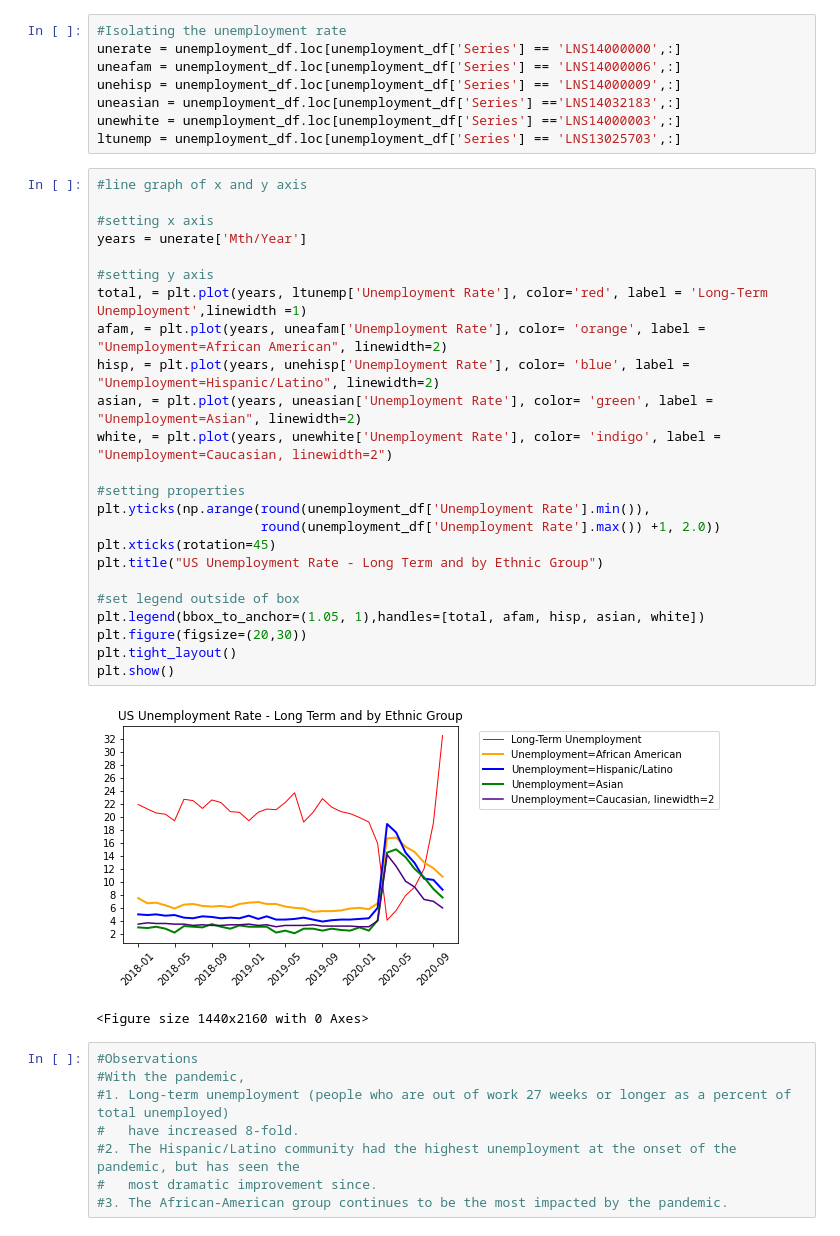
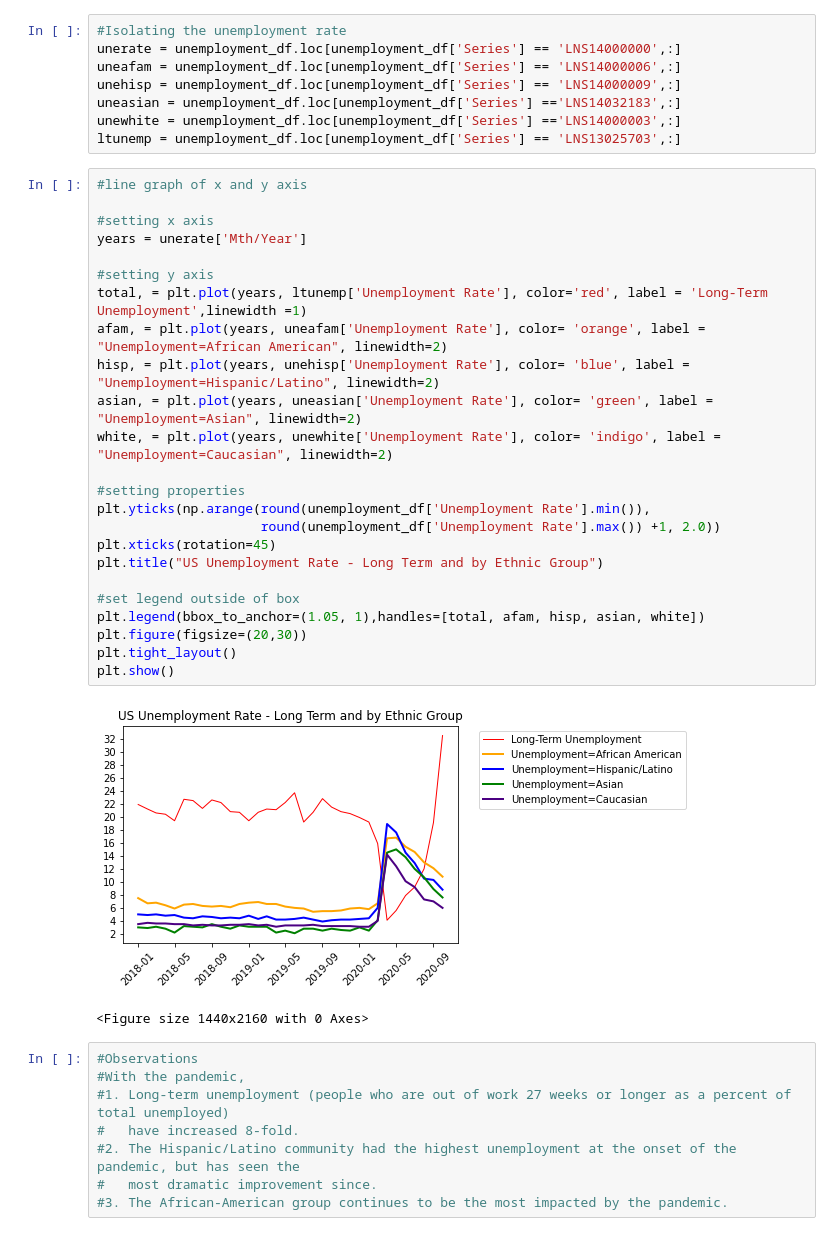
Before and after one commit to mgfrancis/GroupProject1, a Jupyter notebook: unemployment.ipynb, the cells around one changed output. Saved outputs shown, nothing was run; the diff lists cells and outputs as text.

```diff
--- a/unemployment.ipynb
+++ b/unemployment.ipynb
@@ -116,29 +116,29 @@ ltunemp = unemployment_df.loc[unemployment_df['Series'] == 'LNS13025703',:]
 # %%
 #line graph of x and y axis
 
 #setting x axis
 years = unerate['Mth/Year']
 
 #setting y axis
 total, = plt.plot(years, ltunemp['Unemployment Rate'], color='red', label = 'Long-Term Unemployment',linewidth =1)
 afam, = plt.plot(years, uneafam['Unemployment Rate'], color= 'orange', label = "Unemployment=African American", linewidth=2)
 hisp, = plt.plot(years, unehisp['Unemployment Rate'], color= 'blue', label = "Unemployment=Hispanic/Latino", linewidth=2)
 asian, = plt.plot(years, uneasian['Unemployment Rate'], color= 'green', label = "Unemployment=Asian", linewidth=2)
-white, = plt.plot(years, unewhite['Unemployment Rate'], color= 'indigo', label = "Unemployment=Caucasian, linewidth=2")
+white, = plt.plot(years, unewhite['Unemployment Rate'], color= 'indigo', label = "Unemployment=Caucasian", linewidth=2)
 
 #setting properties
 plt.yticks(np.arange(round(unemployment_df['Unemployment Rate'].min()),
                      round(unemployment_df['Unemployment Rate'].max()) +1, 2.0))
 plt.xticks(rotation=45)
 plt.title("US Unemployment Rate - Long Term and by Ethnic Group")
 
 #set legend outside of box
 plt.legend(bbox_to_anchor=(1.05, 1),handles=[total, afam, hisp, asian, white])
 plt.figure(figsize=(20,30))
 plt.tight_layout()
 plt.show()
 # %% [output]
-[figure, old version]
+[figure, new version]
 <Figure size 1440x2160 with 0 Axes>
 # %%
 #Observations
```
